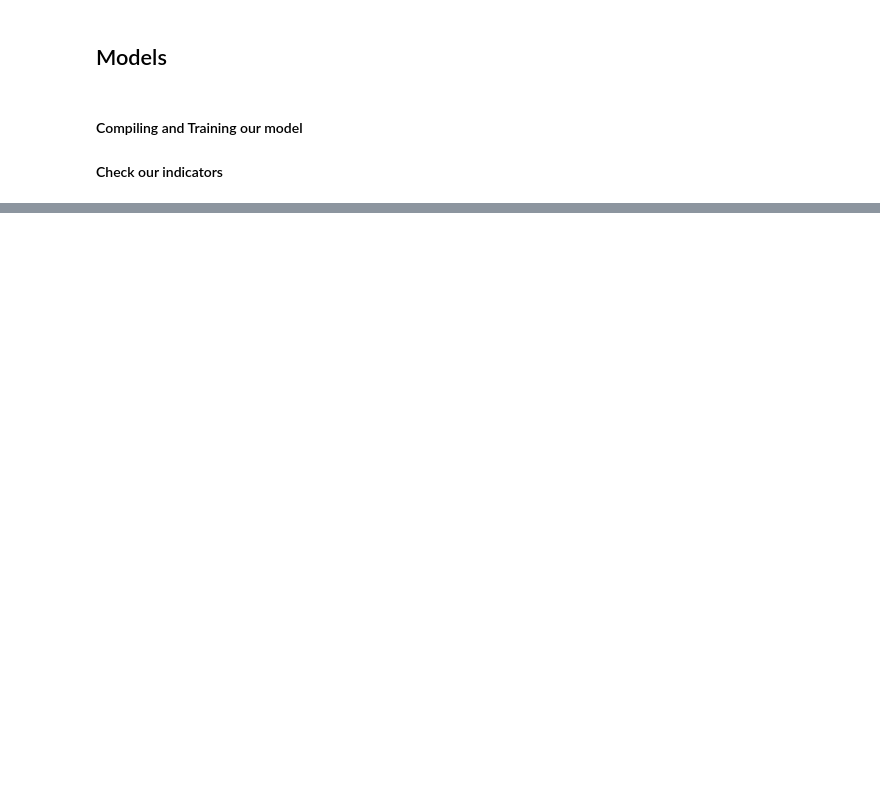
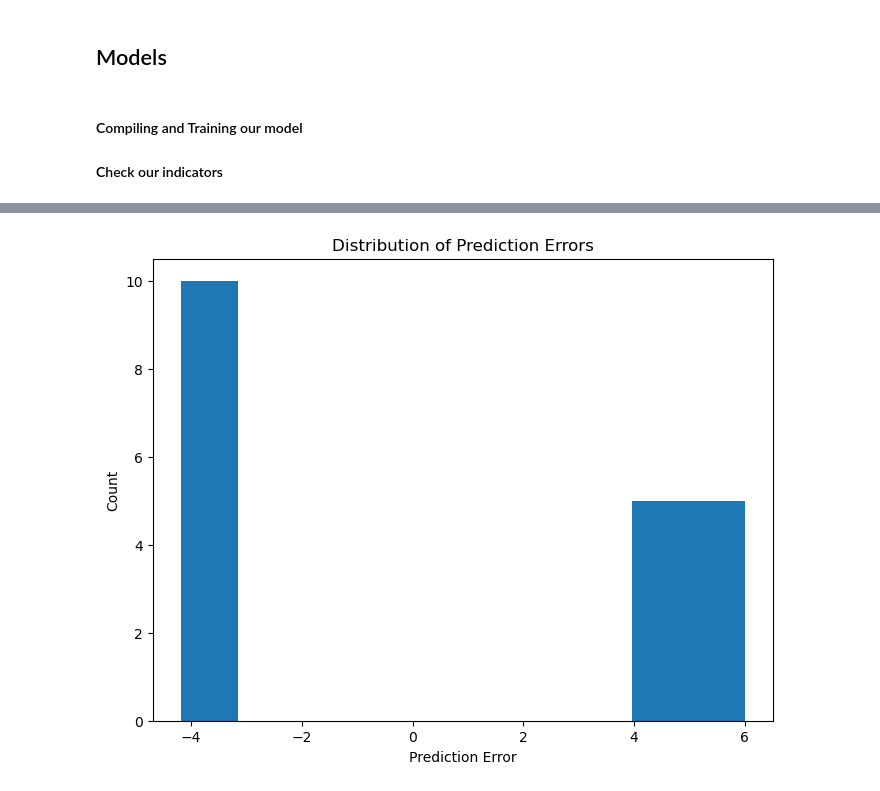
Before and after one commit to BarelAndArad/python-ml-project, a Jupyter notebook: Python_ML_Project.ipynb, the cells around one changed output, grey strips where cells are left out. Cells and saved outputs as stored; diff of their text form; code cells hidden in the pictures; blank space fills up the shorter version.

```diff
--- a/Python_ML_Project.ipynb
+++ b/Python_ML_Project.ipynb
@@ -682,0 +1302,28 @@ R²: 0.2654 (± 0.0081)
+# %%
+plt.figure(figsize=(8,6))
+
+plt.scatter(
+    df_outliers_full_data["numVotes"],
+    df_outliers_full_data["Prediction Error"]
+)
+
+plt.axhline(0, color='black')
+
+plt.xlabel("Number of Votes")
+plt.ylabel("Prediction Error")
+plt.title("Prediction Error vs Number of Votes")
+
+plt.show()plt.figure(figsize=(8,6))
+
+plt.hist(
+    df_outliers_full_data["Prediction Error"],
+    bins=10
+)
+
+plt.xlabel("Prediction Error")
+plt.ylabel("Count")
+plt.title("Distribution of Prediction Errors")
+
+plt.show()
+# %% [output]
+[figure, added]
```
Also changed, not shown: parts of 115 cells of this notebook.
